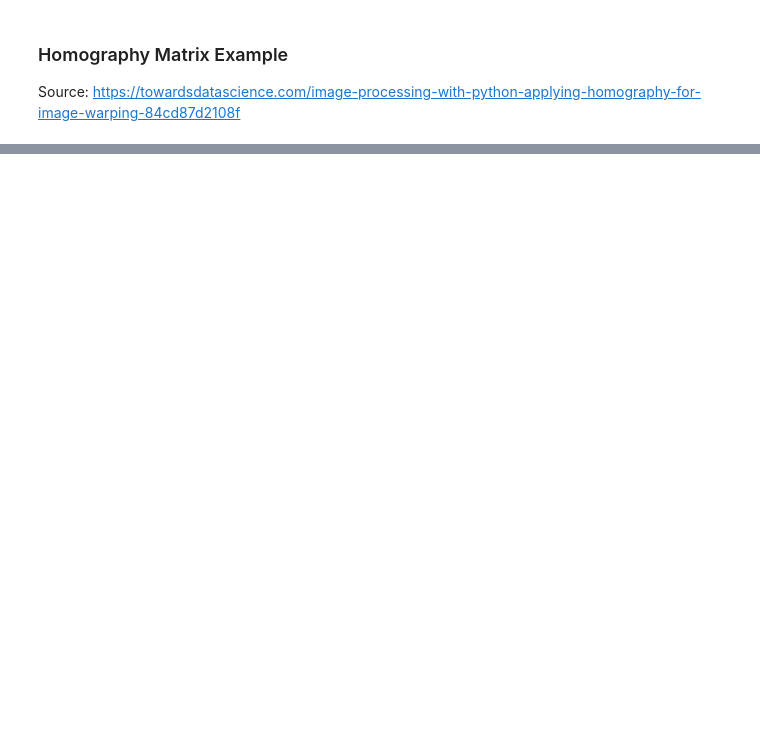
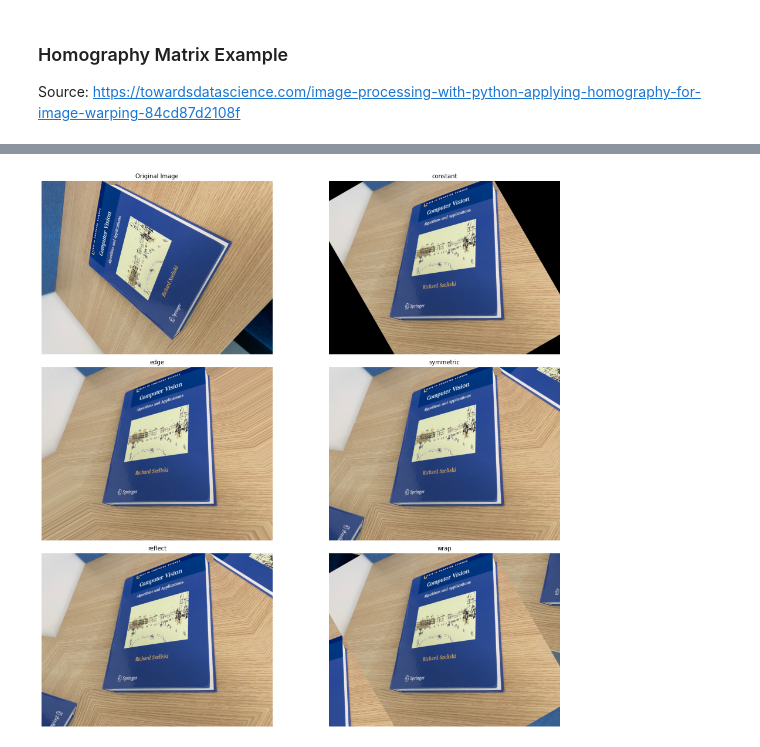
Before and after one commit to JoshuaG-K/transformation-visualization-tool, a Jupyter notebook: homography_example.ipynb, the cells around one changed output, grey strips where cells are left out. Cells and saved outputs as stored; diff of their text form; code cells hidden in the pictures; blank space fills up the shorter version.

```diff
--- a/homography_example.ipynb
+++ b/homography_example.ipynb
@@ -18,0 +43,25 @@ imshow(zebra_img)
+# %%
+# Now, let us try to fill in the blank spaces
+def rotate_fills(image):
+    modes = ['constant', 'edge', 'symmetric', 'reflect', 'wrap']
+    fig, ax = plt.subplots(3, 2, figsize=(18, 16), dpi=60)
+
+    for i, axis in enumerate(ax.flatten()):
+        if i == 0:
+            axis.set_title("Original Image")
+            axis.imshow(image)
+            axis.axis('off')
+
+        else:
+            axis.set_title(f'{modes[i - 1]}')
+
+            transformed_image = transform.rotate(image, -60, mode = modes[i - 1])
+            axis.imshow(transformed_image)
+            axis.axis('off')
+
+    fig.tight_layout()
+
+
+rotate_fills(book_img)
+# %% [output]
+[figure, added]
```
Also changed, not shown: parts of 8 cells of this notebook, 3 other files.
